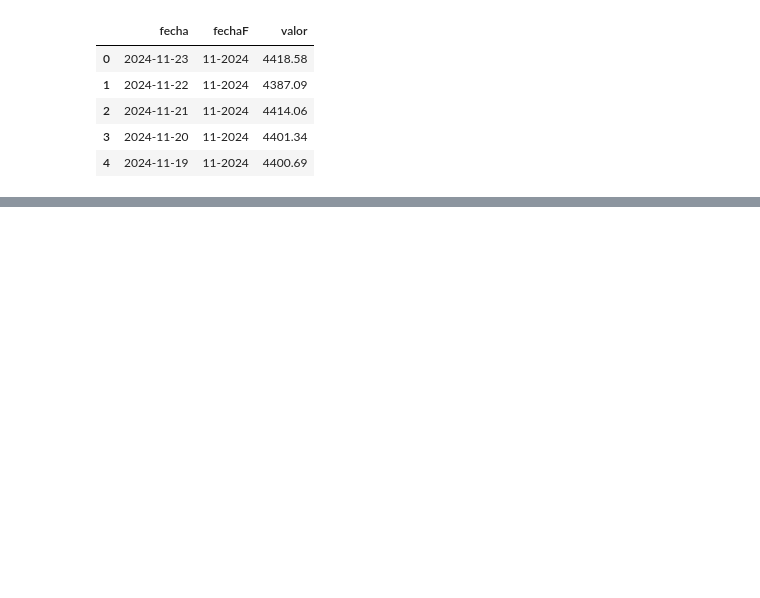
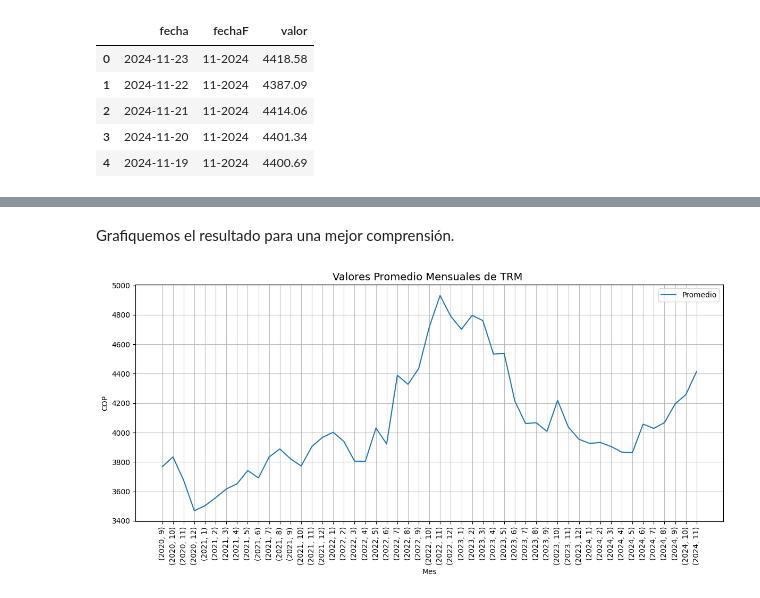
Before and after one commit to SGalvisD/TRM_USD-COP, a Jupyter notebook: src/Notebooks/Prueba_Tecnica.ipynb, the cells around one changed output, grey strips where cells are left out. Saved outputs shown, nothing was run; the diff lists cells and outputs as text; code cells hidden in the pictures; blank space fills up the shorter version.

```diff
--- a/src/Notebooks/Prueba_Tecnica.ipynb
+++ b/src/Notebooks/Prueba_Tecnica.ipynb
@@ -113,0 +81,9 @@ Cambio_diario_positivo.sum(), Cambio_diario_negativo.sum()
+# %%
+# Agrupando el Dataset por año y luego por mes en cada año
+df_a_o_mes = df.groupby([df['fecha'].dt.year,df['fecha'].dt.month])
+
+# Calculando el valor promedio de la tasa de cambio por mes, redondeando a 4 decimales
+Promedio_mes = df_a_o_mes['valor'].mean().round(4)
+
+# Mostrando los primeros 10 valores
+Promedio_mes.head(10)
@@ -113,0 +103,21 @@ Cambio_diario_positivo.sum(), Cambio_diario_negativo.sum()
+# %% [markdown]
+Grafiquemos el resultado para una mejor comprensión.
+# %%
+# Crear gráfico de columnas
+fig, ax = plt.subplots(figsize=(12, 6))
+x = range(len(Promedio_mes))
+ax.plot(x, Promedio_mes.values,label = 'Promedio')
+
+# Personalizando el gráfico
+ax.set_title('Valores Promedio Mensuales de TRM ', fontsize=14)
+ax.set_xlabel('Mes',fontsize=10)
+ax.set_ylabel('COP',fontsize=10)
+ax.set_xticks(x)
+ax.set_xticklabels(Promedio_mes.keys(), rotation=90)
+ax.legend()
+ax.grid( alpha=0.8)
+
+plt.tight_layout()
+plt.show()
+# %% [output]
+[figure, added]
```
Also changed, not shown: parts of 20 cells of this notebook, 2 other files.
